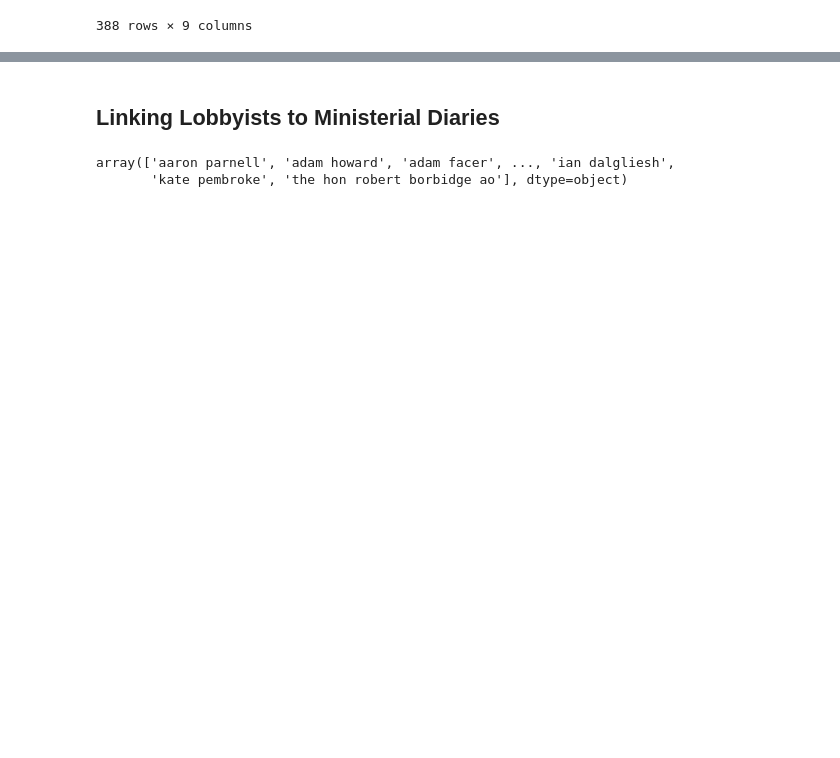
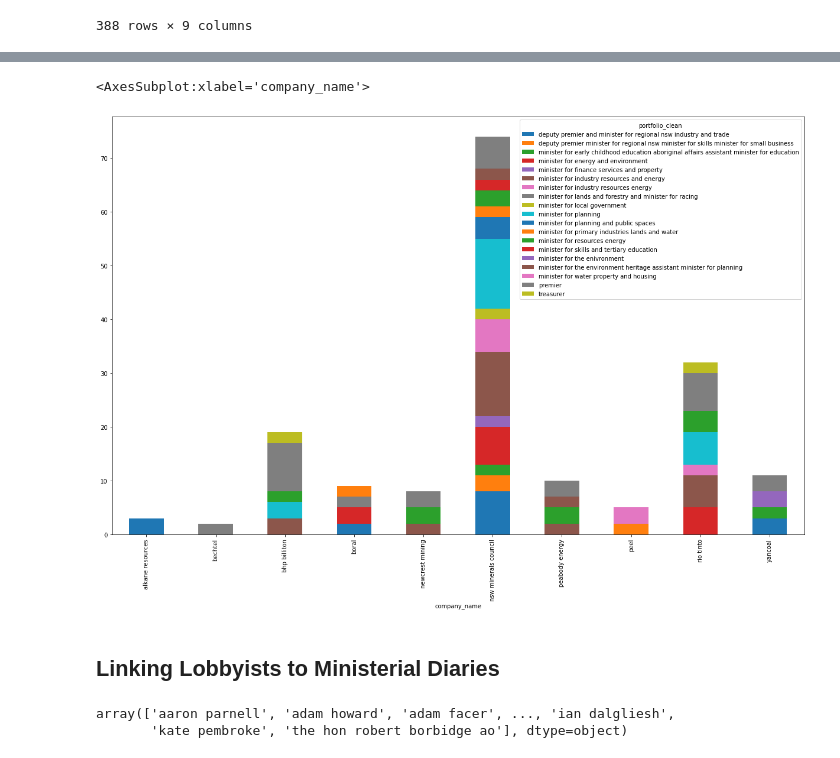
Before and after one commit to sjeruto/ARDC-Project, a Jupyter notebook: notebooks/mg_workbook.ipynb, the cells around one changed output, grey strips where cells are left out. Saved outputs shown, nothing was run; the diff lists cells and outputs as text; code cells hidden in the pictures; blank space fills up the shorter version.

```diff
--- a/notebooks/mg_workbook.ipynb
+++ b/notebooks/mg_workbook.ipynb
@@ -276,3 +295,8 @@ plt.show()
+# %%
+pd.pivot_table(m_df, columns=['portfolio_clean'], values='weight', index='company_name').plot.bar(stacked=True)
+# %% [output]
+<AxesSubplot:xlabel='company_name'>
+[figure, added]
 # %% [markdown]
 ## Linking Lobbyists to Ministerial Diaries
 # %%
```
Also changed, not shown: parts of 4 cells of this notebook, 1 other file.
